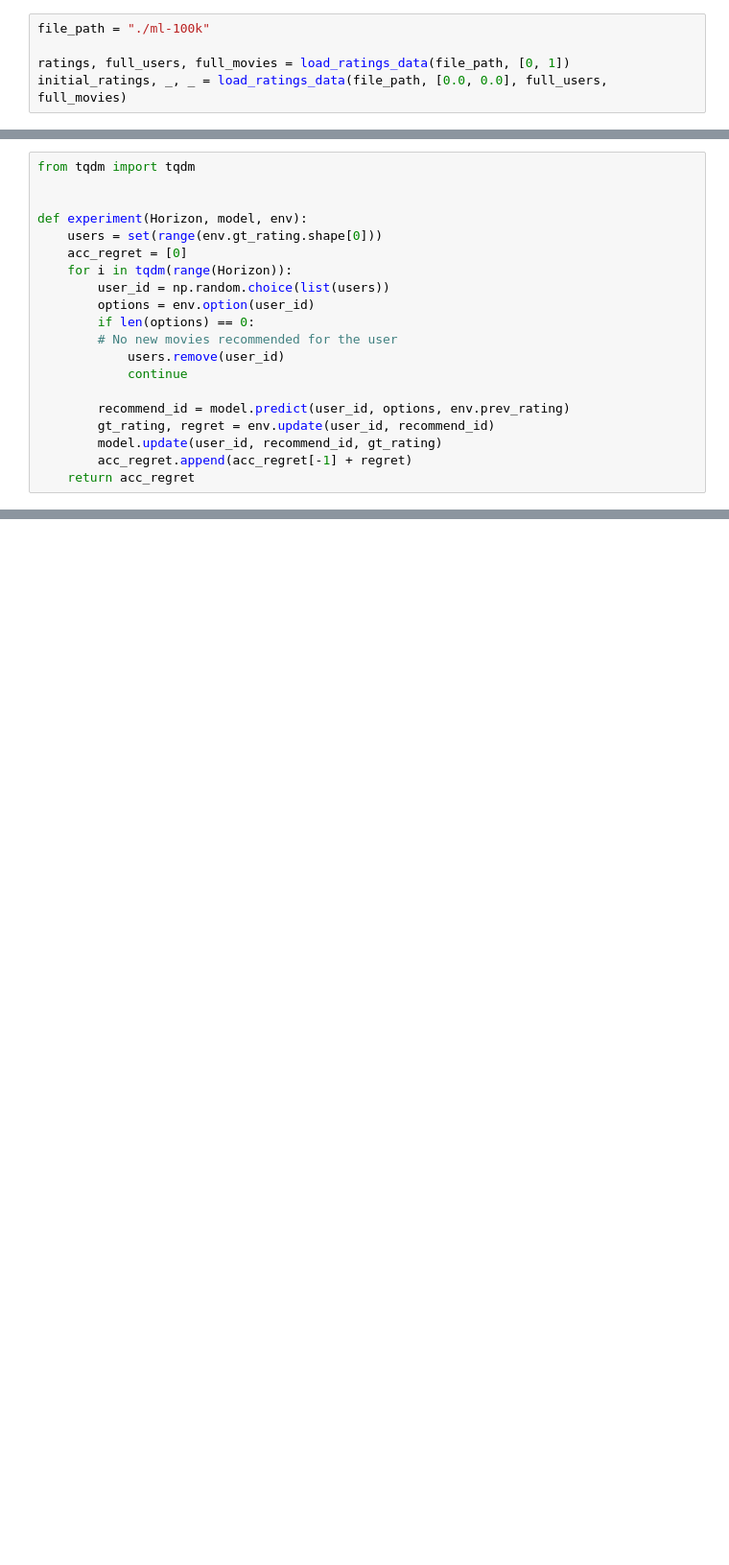
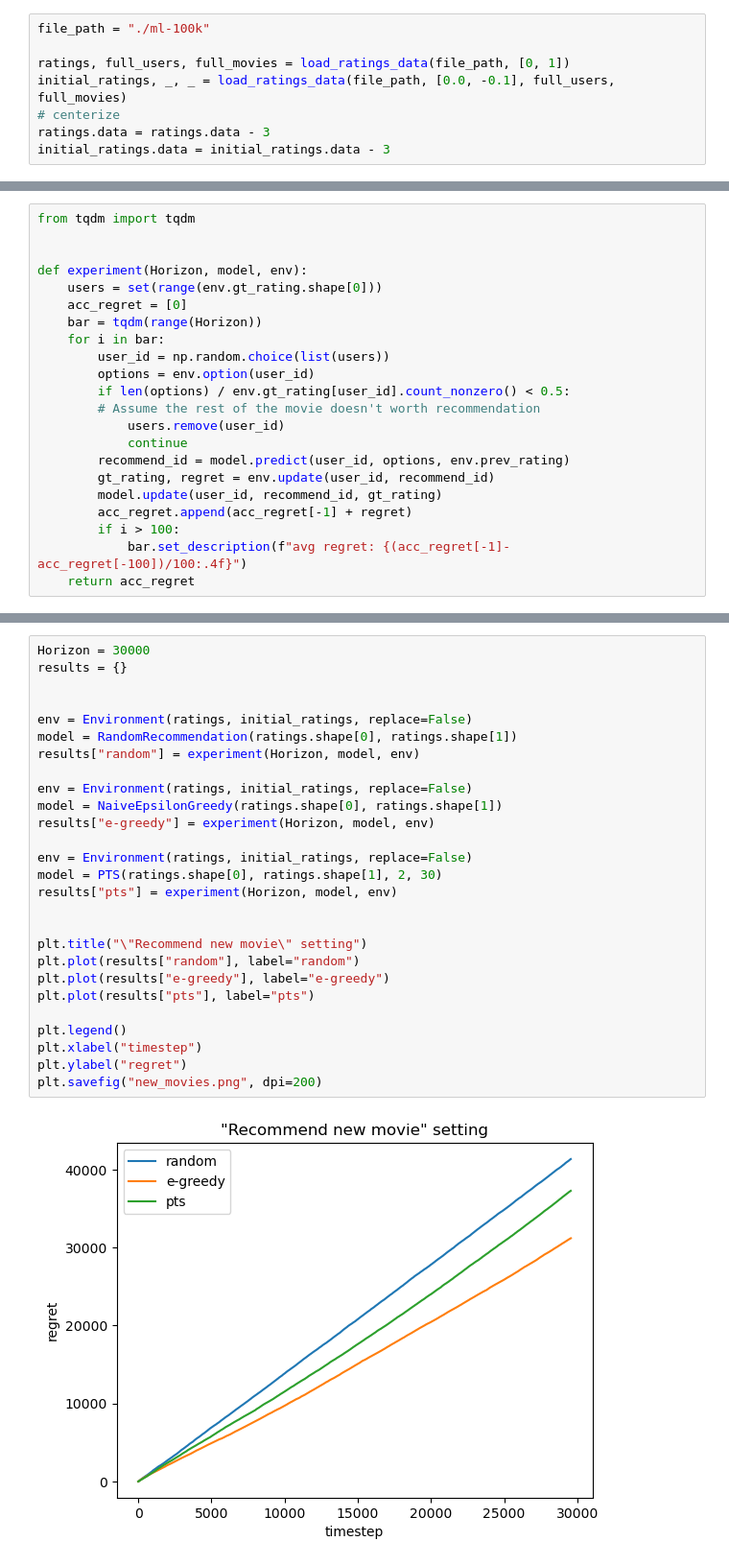
Before and after one commit to qz233/Bandits-for-recommendation, a Jupyter notebook: main.ipynb, the cells around one changed output, grey strips where cells are left out. Shown at 96% size. Drawn from its saved outputs; the diff is of its cells as text; blank space fills up the shorter version.

```diff
--- a/main.ipynb
+++ b/main.ipynb
@@ -5,7 +7,10 @@ from data_preprocess import load_ratings_data, Environment
 file_path = "./ml-100k"
 
 ratings, full_users, full_movies = load_ratings_data(file_path, [0, 1])
-initial_ratings, _, _ = load_ratings_data(file_path, [0.0, 0.0], full_users, full_movies)
+initial_ratings, _, _ = load_ratings_data(file_path, [0.0, -0.1], full_users, full_movies)
+# centerize
+ratings.data = ratings.data - 3
+initial_ratings.data = initial_ratings.data - 3
 # %%
 class RandomRecommendation():
     def __init__(self, N_user, N_item):
@@ -74,16 +130,18 @@ from tqdm import tqdm
 def experiment(Horizon, model, env):
     users = set(range(env.gt_rating.shape[0]))
     acc_regret = [0]
-    for i in tqdm(range(Horizon)):
+    bar = tqdm(range(Horizon))
+    for i in bar:
         user_id = np.random.choice(list(users))
         options = env.option(user_id)
-        if len(options) == 0:
-        # No new movies recommended for the user
+        if len(options) / env.gt_rating[user_id].count_nonzero() < 0.5:
+        # Assume the rest of the movie doesn't worth recommendation
             users.remove(user_id)
             continue
-
         recommend_id = model.predict(user_id, options, env.prev_rating)
         gt_rating, regret = env.update(user_id, recommend_id)
         model.update(user_id, recommend_id, gt_rating)
         acc_regret.append(acc_regret[-1] + regret)
+        if i > 100:
+            bar.set_description(f"avg regret: {(acc_regret[-1]-acc_regret[-100])/100:.4f}")
     return acc_regret
@@ -111,0 +177,29 @@ plt.legend()
+# %%
+Horizon = 30000
+results = {}
+
+
+env = Environment(ratings, initial_ratings, replace=False)
+model = RandomRecommendation(ratings.shape[0], ratings.shape[1])
+results["random"] = experiment(Horizon, model, env)
+
+env = Environment(ratings, initial_ratings, replace=False)
+model = NaiveEpsilonGreedy(ratings.shape[0], ratings.shape[1])
+results["e-greedy"] = experiment(Horizon, model, env)
+
+env = Environment(ratings, initial_ratings, replace=False)
+model = PTS(ratings.shape[0], ratings.shape[1], 2, 30)
+results["pts"] = experiment(Horizon, model, env)
+
+
+plt.title("\"Recommend new movie\" setting")
+plt.plot(results["random"], label="random")
+plt.plot(results["e-greedy"], label="e-greedy")
+plt.plot(results["pts"], label="pts")
+
+plt.legend()
+plt.xlabel("timestep")
+plt.ylabel("regret")
+plt.savefig("new_movies.png", dpi=200)
+# %% [output]
+[figure, added]
```
Also changed, not shown: parts of 7 cells of this notebook, 2 other files.
